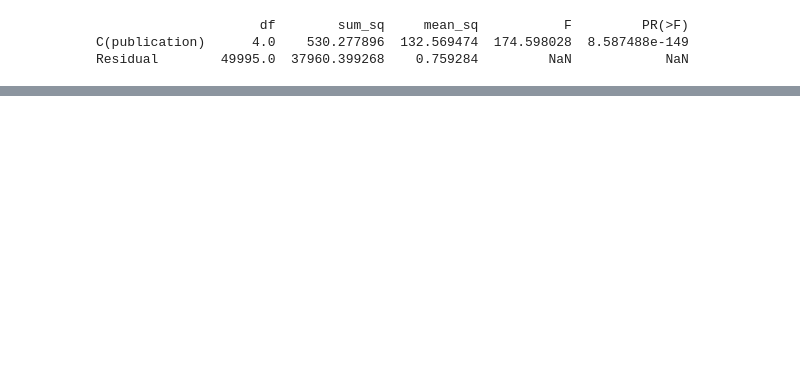
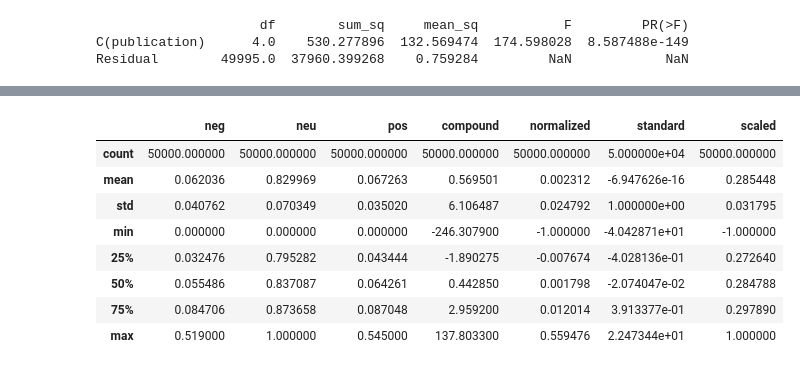
Before and after one commit to jrizcallah/Springboard, a Jupyter notebook: Springboard/capstone2/sentiment_exploration_1.ipynb, the cells around one changed output, grey strips where cells are left out. Cells and saved outputs as stored; diff of their text form; code cells hidden in the pictures; blank space fills up the shorter version.

```diff
--- a/Springboard/capstone2/sentiment_exploration_1.ipynb
+++ b/Springboard/capstone2/sentiment_exploration_1.ipynb
@@ -399,0 +391,39 @@ Warnings:
+# %%
+for num, article in zip(csv1['id'], csv1['content']):
+    temp = re.split("(?<!Mr|Ms)(?<!Mrs)(?<![A-Z+])[.]", article)
+    art_sent = pd.DataFrame(columns = ['neg', 'neu', 'pos', 'compound'])
+    art_sent
+    for i in range(len(temp)):
+        sentence = temp[i]
+        sent = analyzer.polarity_scores(sentence)
+        art_sent.loc[i, 'neg'] = float(sent['neg'])
+        art_sent.loc[i, 'neu'] = float(sent['neu'])
+        art_sent.loc[i, 'pos'] = float(sent['pos'])
+        art_sent.loc[i, 'compound'] = float(sent['compound'])
+    temp_sent = pd.DataFrame({'id':num, 'neg':art_sent['neg'].mean(),
+                             'neu':art_sent['neu'].mean(), 'pos':art_sent['pos'].mean(),
+                             'compound':art_sent['compound'].sum()}, index=np.arange(1))
+    total_sent = total_sent.append(temp_sent)
+# %%
+total_sent['normalized'] = total_sent['compound'] / np.abs(total_sent['compound']).max()
+# %%
+total_sent['standard'] = (total_sent['compound'] - total_sent['compound'].mean()) / total_sent['compound'].std()
+# %%
+from sklearn.preprocessing import MinMaxScaler
+
+scaler = MinMaxScaler(feature_range=(-1,1))
+scaled = scaler.fit_transform(np.array(total_sent['compound']).reshape(-1,1))
+# %%
+total_sent['scaled'] = scaled
+total_sent.to_csv('total_sent_csv1.csv')
+total_sent.describe()
+# %% [output]
+|  | neg | neu | pos | compound | normalized | standard | scaled |
+| count | 50000.000000 | 50000.000000 | 50000.000000 | 50000.000000 | 50000.000000 | 5.000000e+04 | 50000.000000 |
+| mean | 0.062036 | 0.829969 | 0.067263 | 0.569501 | 0.002312 | -6.947626e-16 | 0.285448 |
+| std | 0.040762 | 0.070349 | 0.035020 | 6.106487 | 0.024792 | 1.000000e+00 | 0.031795 |
+| min | 0.000000 | 0.000000 | 0.000000 | -246.307900 | -1.000000 | -4.042871e+01 | -1.000000 |
+| 25% | 0.032476 | 0.795282 | 0.043444 | -1.890275 | -0.007674 | -4.028136e-01 | 0.272640 |
+| 50% | 0.055486 | 0.837087 | 0.064261 | 0.442850 | 0.001798 | -2.074047e-02 | 0.284788 |
+| 75% | 0.084706 | 0.873658 | 0.087048 | 2.959200 | 0.012014 | 3.913377e-01 | 0.297890 |
+| max | 0.519000 | 1.000000 | 0.545000 | 137.803300 | 0.559476 | 2.247344e+01 | 1.000000 |
```
Also changed, not shown: parts of 14 cells of this notebook, 10 other files.
